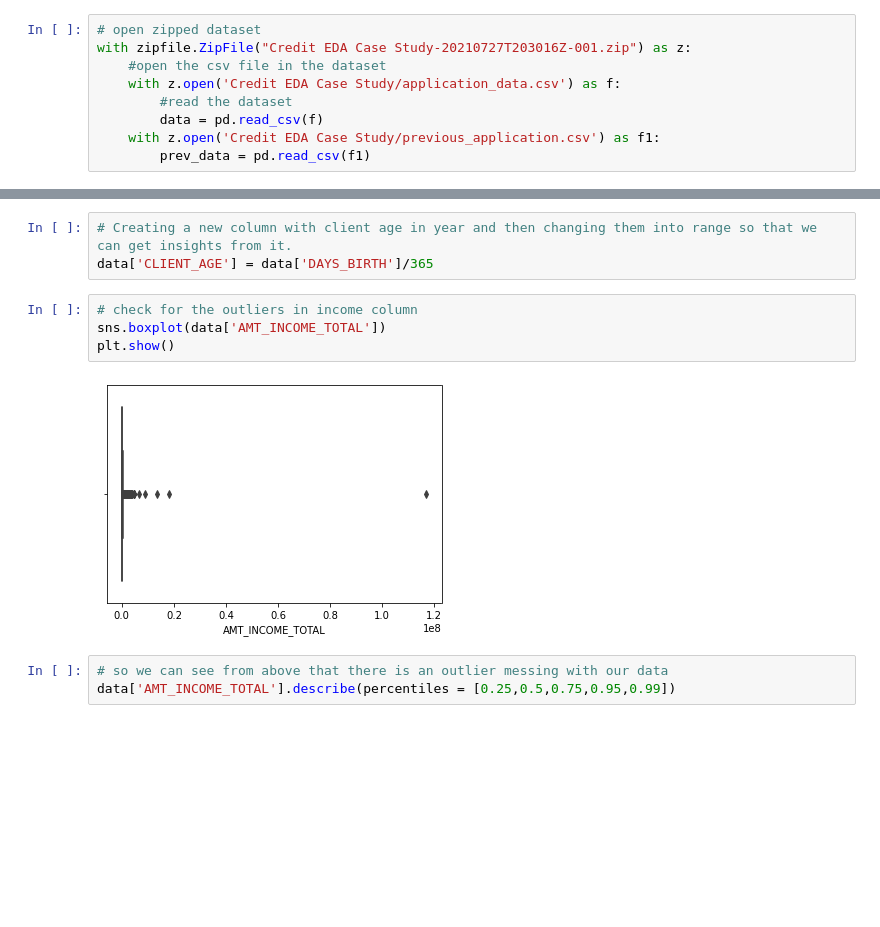
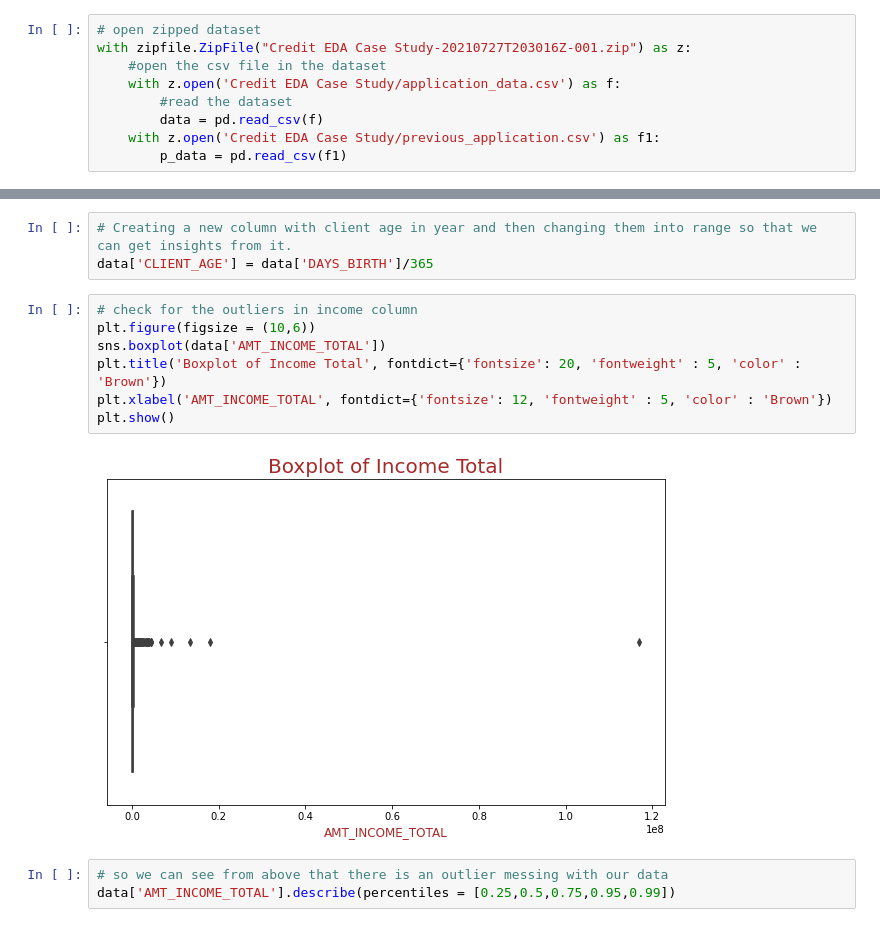
Before and after one commit to Boken19/Case_Studies, a Jupyter notebook: Credit EDA case study/Credit_EDA_case_study.ipynb, the cells around one changed output, grey strips where cells are left out. Drawn from its saved outputs; the diff is of its cells as text; blank space fills up the shorter version.

```diff
--- a/Credit EDA case study/Credit_EDA_case_study.ipynb
+++ b/Credit EDA case study/Credit_EDA_case_study.ipynb
@@ -20,7 +20,7 @@ with zipfile.ZipFile("Credit EDA Case Study-20210727T203016Z-001.zip") as z:
         #read the dataset
         data = pd.read_csv(f)
     with z.open('Credit EDA Case Study/previous_application.csv') as f1:
-        prev_data = pd.read_csv(f1)
+        p_data = pd.read_csv(f1)
 # %%
 # display application data (data about client has payment difficulties or not)
 data.head()
@@ -338,10 +338,13 @@ data[['DAYS_BIRTH', 'DAYS_EMPLOYED', 'DAYS_REGISTRATION', 'DAYS_ID_PUBLISH']].de
 data['CLIENT_AGE'] = data['DAYS_BIRTH']/365
 # %%
 # check for the outliers in income column
+plt.figure(figsize = (10,6))
 sns.boxplot(data['AMT_INCOME_TOTAL'])
+plt.title('Boxplot of Income Total', fontdict={'fontsize': 20, 'fontweight' : 5, 'color' : 'Brown'})
+plt.xlabel('AMT_INCOME_TOTAL', fontdict={'fontsize': 12, 'fontweight' : 5, 'color' : 'Brown'})
 plt.show()
 # %% [output]
-[figure, old version]
+[figure, new version]
 # %%
 # so we can see from above that there is an outlier messing with our data
 data['AMT_INCOME_TOTAL'].describe(percentiles = [0.25,0.5,0.75,0.95,0.99])
```
Also changed, not shown: parts of 57 cells of this notebook.
